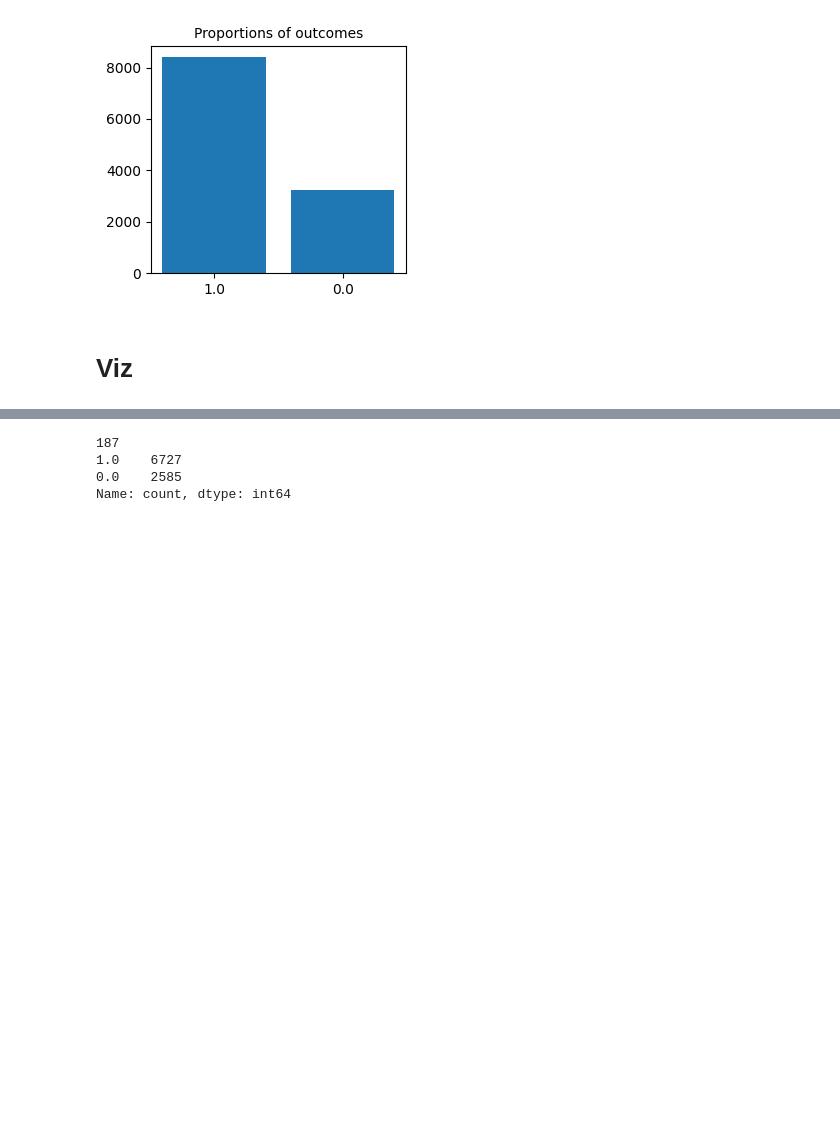
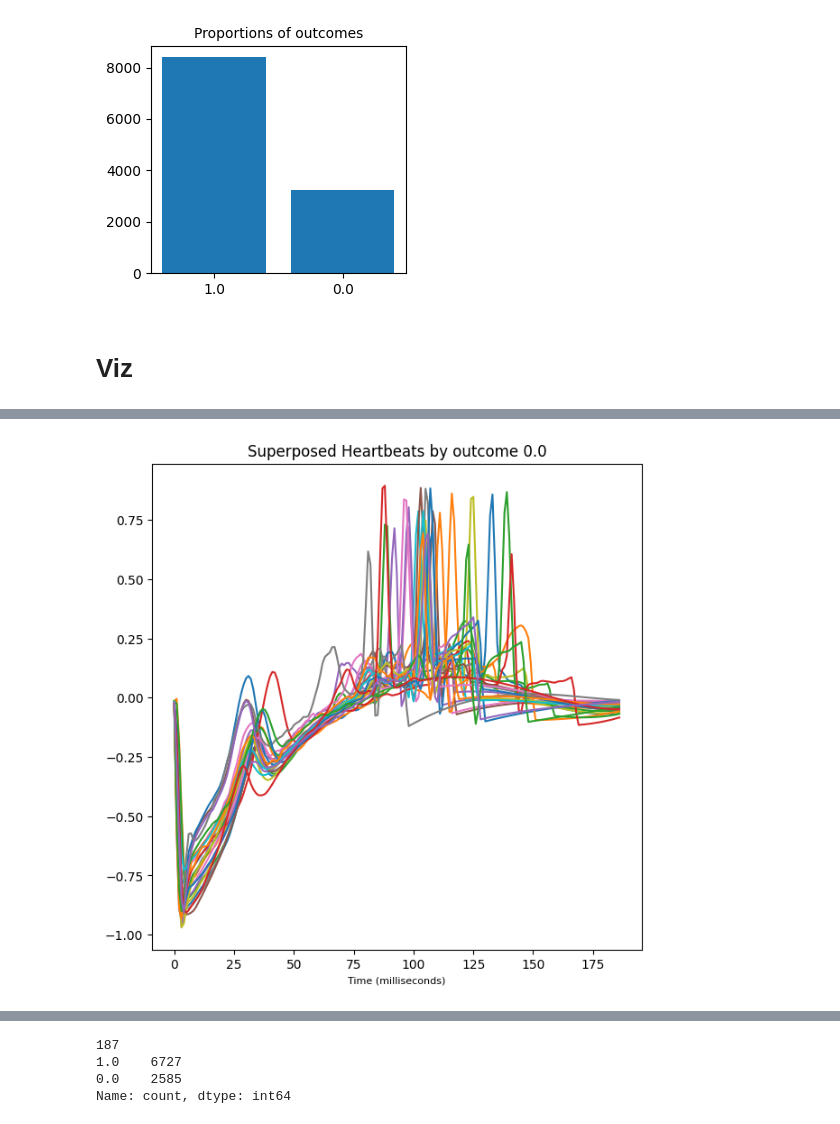
Before and after one commit to juliepinole/proj2, a Jupyter notebook: task_1/Task_1_explo.ipynb, the cells around one changed output, grey strips where cells are left out. Drawn from its saved outputs; the diff is of its cells as text; code cells hidden in the pictures; blank space fills up the shorter version.

```diff
--- a/task_1/Task_1_explo.ipynb
+++ b/task_1/Task_1_explo.ipynb
@@ -248,0 +532,9 @@ i: 1, j:1
+# %%
+gr.plot_superposed_heartbeats(
+		epochs_dict,
+		sampling_epochs=25,
+		by_outcome = '0.0',
+		idx_by_class=idx_by_class,
+		)
+# %% [output]
+[figure, added]
```
Also changed, not shown: parts of 38 cells of this notebook, 2 other files.
